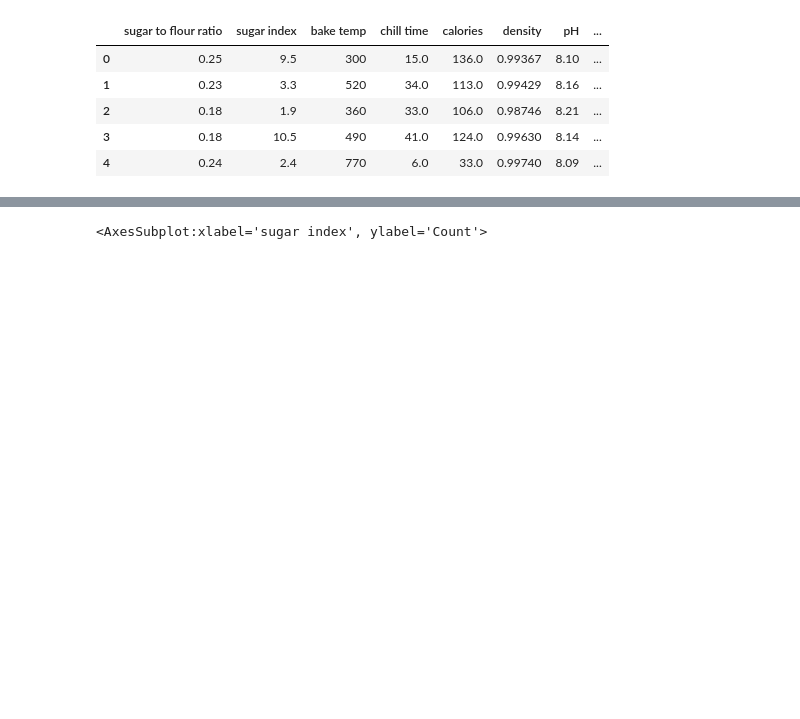
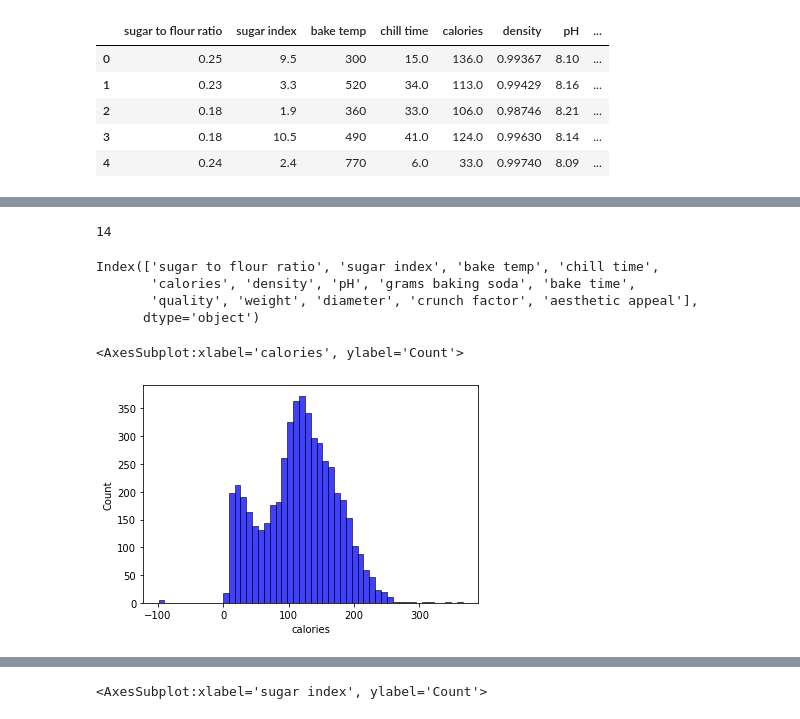
Before and after one commit to nrius/ML_challenge, a Jupyter notebook: Nurias_notebook_for_tests.ipynb, the cells around one changed output, grey strips where cells are left out. Cells and saved outputs as stored; diff of their text form; code cells hidden in the pictures; blank space fills up the shorter version.

```diff
--- a/Nurias_notebook_for_tests.ipynb
+++ b/Nurias_notebook_for_tests.ipynb
@@ -92,0 +116,19 @@ df_cookies
+# %%
+num_columns=df_cookies.select_dtypes(include=["int64", "float64"]).columns
+len(num_columns)
+# %% [output]
+14
+# %%
+num_columns
+# %% [output]
+Index(['sugar to flour ratio', 'sugar index', 'bake temp', 'chill time',
+       'calories', 'density', 'pH', 'grams baking soda', 'bake time',
+       'quality', 'weight', 'diameter', 'crunch factor', 'aesthetic appeal'],
+      dtype='object')
+# %%
+
+
+sns.histplot( df_cookies["calories"], color="blue")
+# %% [output]
+<AxesSubplot:xlabel='calories', ylabel='Count'>
+[figure, added]
```
Also changed, not shown: parts of 15 cells of this notebook, 4 other files.
